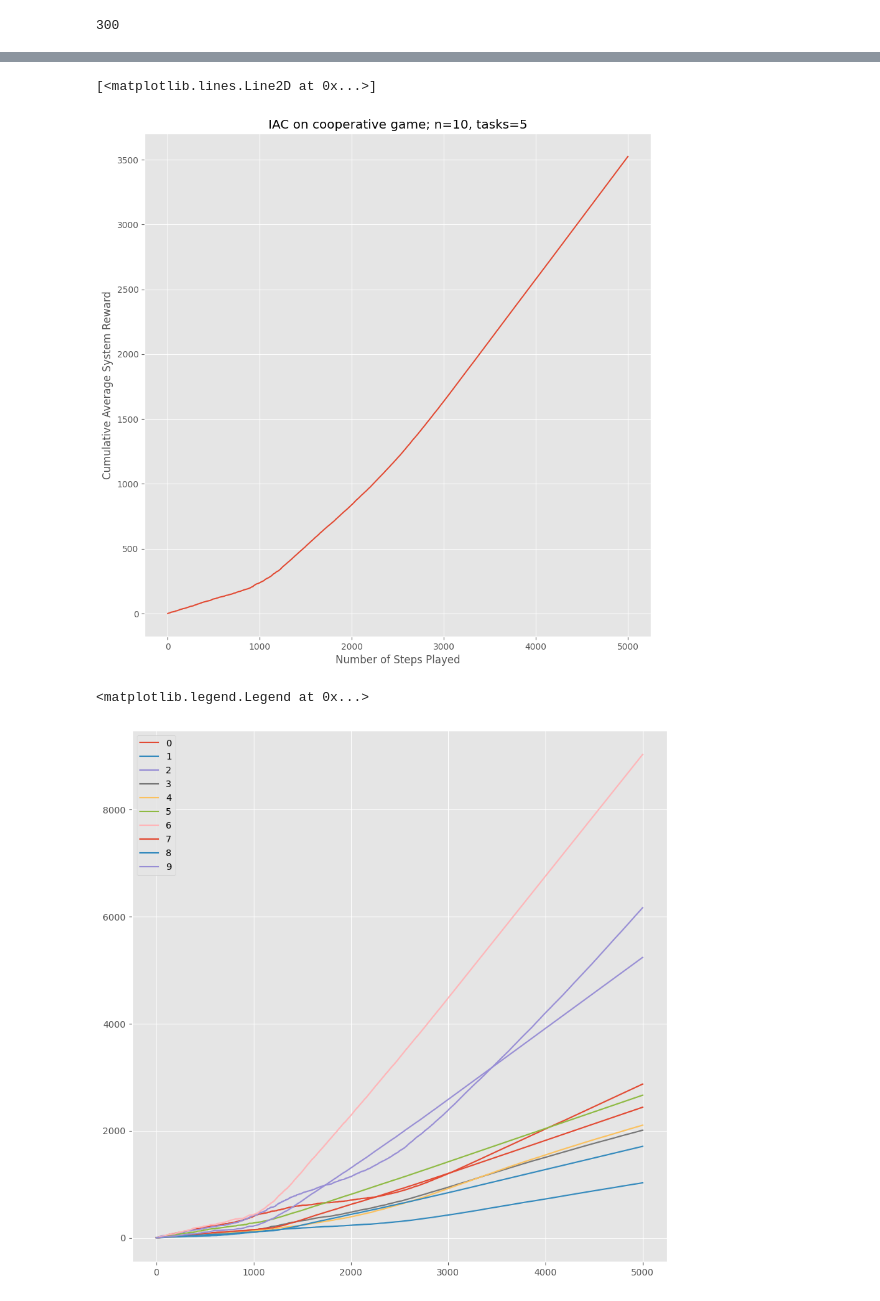
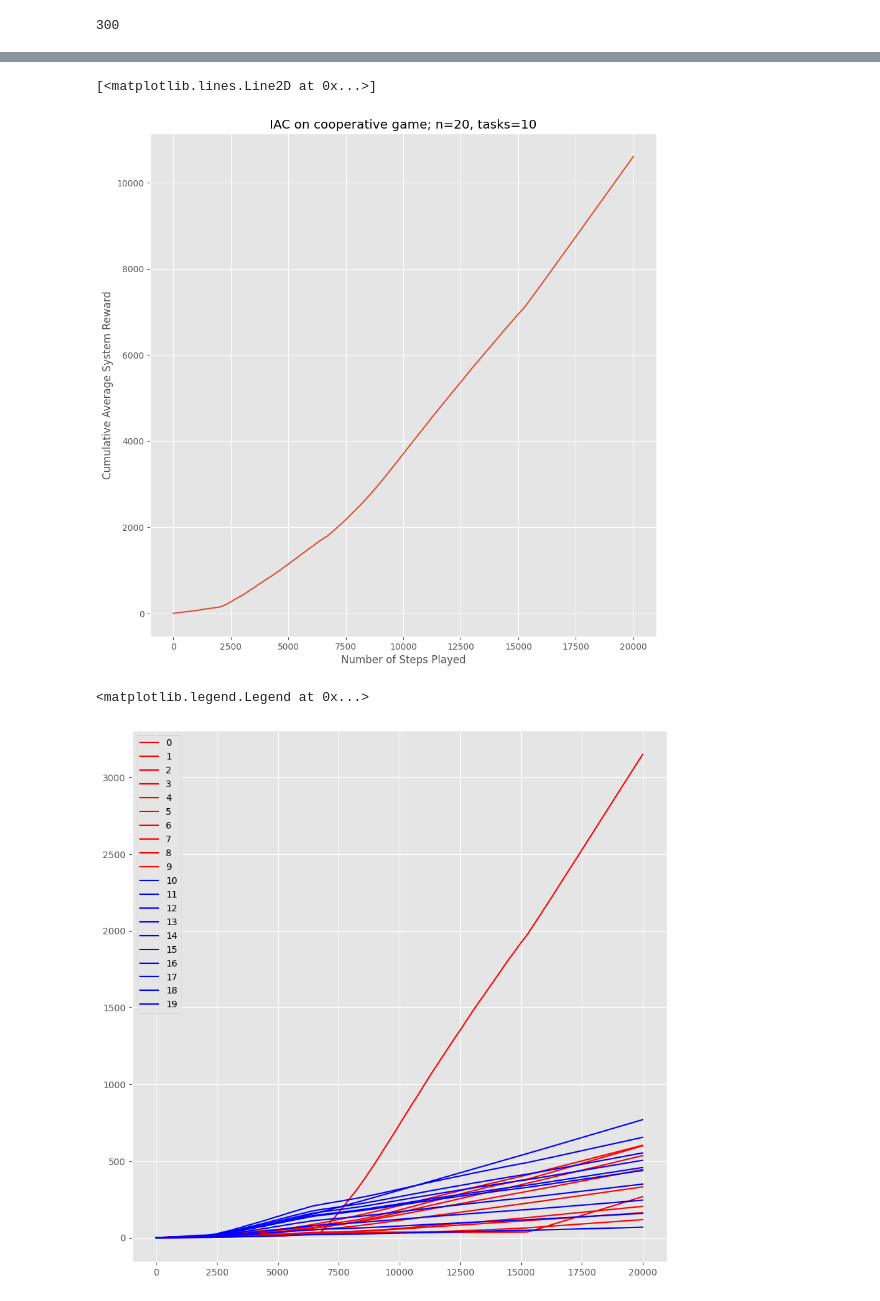
Before and after one commit to akhimoche/coop-form-marl, a Jupyter notebook: driver_code.ipynb, the cells around one changed output, grey strips where cells are left out. Drawn from its saved outputs; the diff is of its cells as text; code cells hidden in the pictures.

Commit message:
added simple agents

```diff
--- a/driver_code.ipynb
+++ b/driver_code.ipynb
@@ -8,12 +8,12 @@ import numpy as np
 import matplotlib.pyplot as plt
 # %%
 # Set constant hyperparameters
-n_learner = 5
-n_simple = 5
+n_learner = 10
+n_simple = 10
 n = n_learner + n_simple
-num_of_tasks  = 5
+num_of_tasks  = 10
 num_of_sims = 1
-step_limit = 5000
+step_limit = 20000
 # %%
 move_space = num_of_tasks
 
@@ -109,19 +109,21 @@ fig.set_size_inches(10.5, 10.5)
 plt.plot(b)
 # %% [output]
 [<matplotlib.lines.Line2D at 0x...>]
-[figure, old version]
+[figure, new version]
 # %%
-c = recorded_rewards
+c = recorded_rewards/env.n
 
 for i in range(env.n):
-    plt.plot(c[:,i], label=f'{i}')
-
+    if i<n_learner:
+        plt.plot(c[:,i], label=f'{i}', color='r')
+    if i>=n_learner:
+        plt.plot(c[:,i], label=f'{i}', color='b')
 fig = plt.gcf()
 fig.set_size_inches(10.5, 10.5)
 plt.legend()
 # %% [output]
 <matplotlib.legend.Legend at 0x...>
-[figure, old version]
+[figure, new version]
 # %%
 plt.xlabel('Number of Steps Played')
 plt.ylabel('Comm Bias')
```
Also changed, not shown: parts of 5 cells of this notebook, 26 other files.
